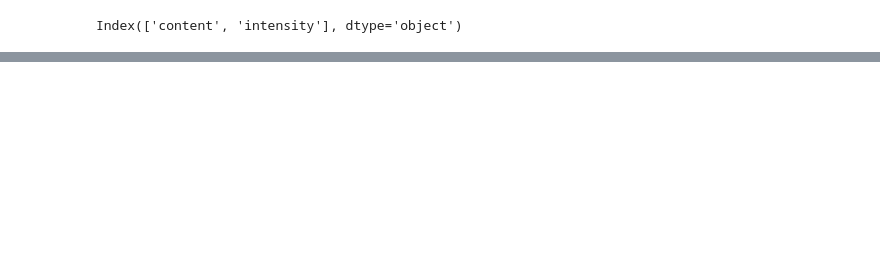
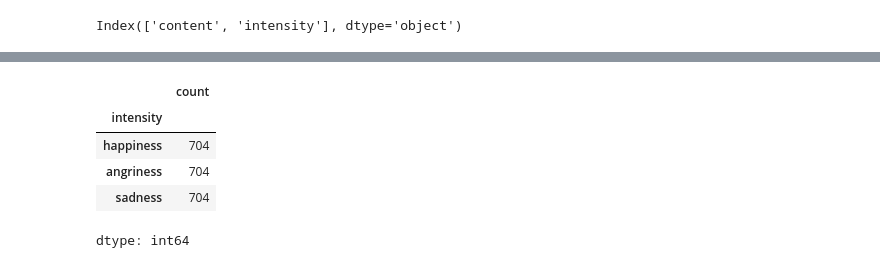
Before and after one commit to Krishnaugale353/Upgrad-Capstone, a Jupyter notebook: Project.ipynb, the cells around one changed output, grey strips where cells are left out. Cells and saved outputs as stored; diff of their text form; code cells hidden in the pictures; blank space fills up the shorter version.

```diff
--- a/Project.ipynb
+++ b/Project.ipynb
@@ -213,0 +275,9 @@ y = data['intensity']
+# %%
+after_embedding_data['intensity'].value_counts()
+# %% [output]
+|  | count |
+| intensity |  |
+| happiness | 704 |
+| angriness | 704 |
+| sadness | 704 |
+dtype: int64
```
Also changed, not shown: parts of 52 cells of this notebook.
